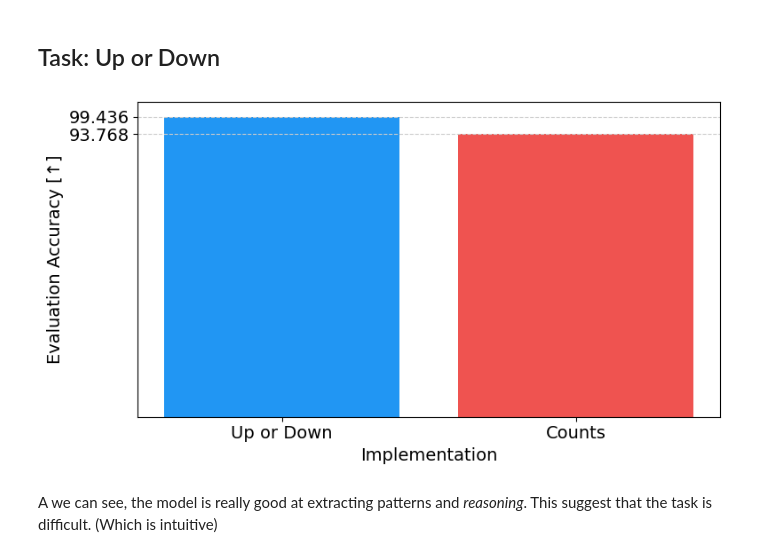
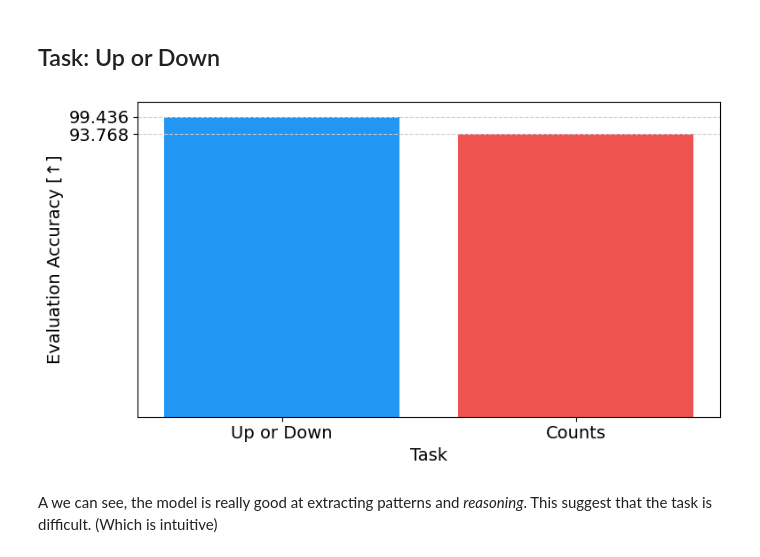
Before and after one commit to anthol42/MLSP-final_project, a Jupyter notebook: deep/notebooks/ablation.ipynb, the cells around one changed output. Saved outputs shown, nothing was run; the diff lists cells and outputs as text; code cells hidden in the pictures.

```diff
--- a/deep/notebooks/ablation.ipynb
+++ b/deep/notebooks/ablation.ipynb
@@ -132,19 +161,19 @@ In this section, we wanted to see if the problem was the task that was too hard
 # %%
 runID = [13, 15]
 acc = [100 * rTable.loc[rid]["accuracy"] for rid in runID]
 names = ["Up or Down", "Counts"]
 plt.bar(names, acc, color=COLORS[:2])
 plt.yticks(acc)
 # plt.ylim(53., 54.5)
 plt.ylabel("Evaluation Accuracy [↑]")
 plt.grid(axis="y")
-plt.xlabel("Implementation")
+plt.xlabel("Task")
 if OUT_FIGS is not None:
     plt.subplots_adjust(bottom=0.15, left=0.15)
     plt.tight_layout()
     plt.savefig(f"{OUT_FIGS}/tasks.svg")
 # %% [output]
-[figure, old version]
+[figure, new version]
 # %% [markdown]
 A we can see, the model is really good at extracting patterns and *reasoning*. This suggest that the task is difficult. (Which is intuitive)
 # %% [markdown]
```
Also changed, not shown: parts of 11 cells of this notebook, 1 other file.
